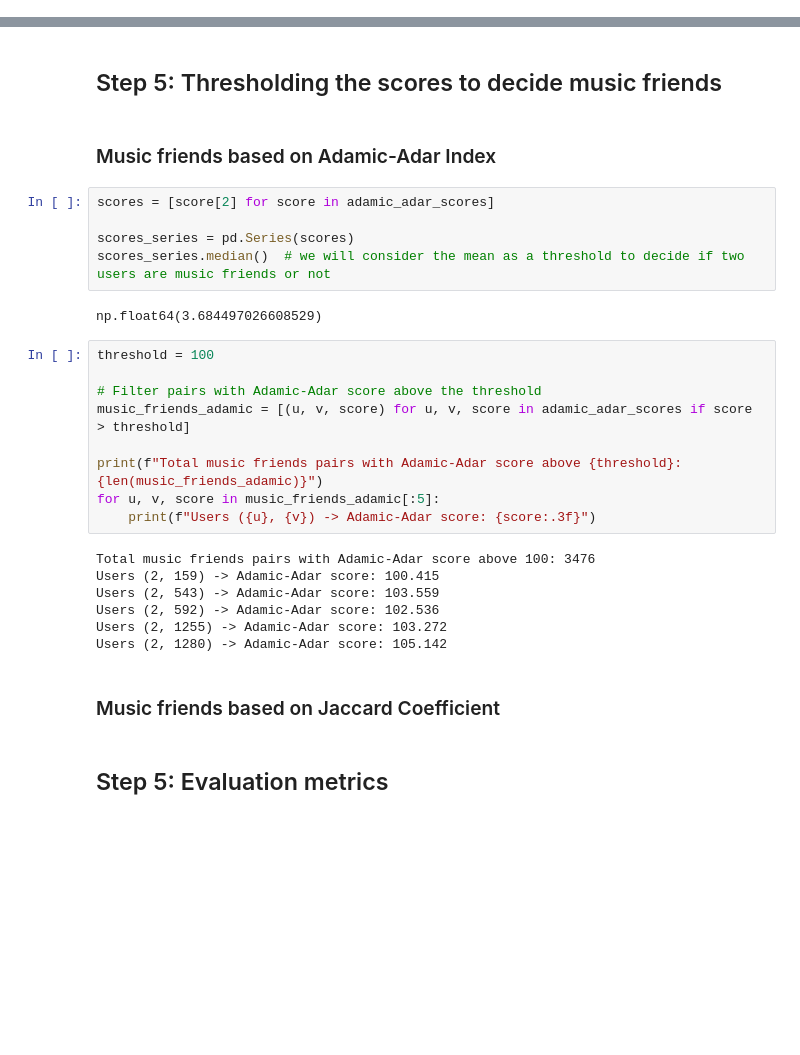
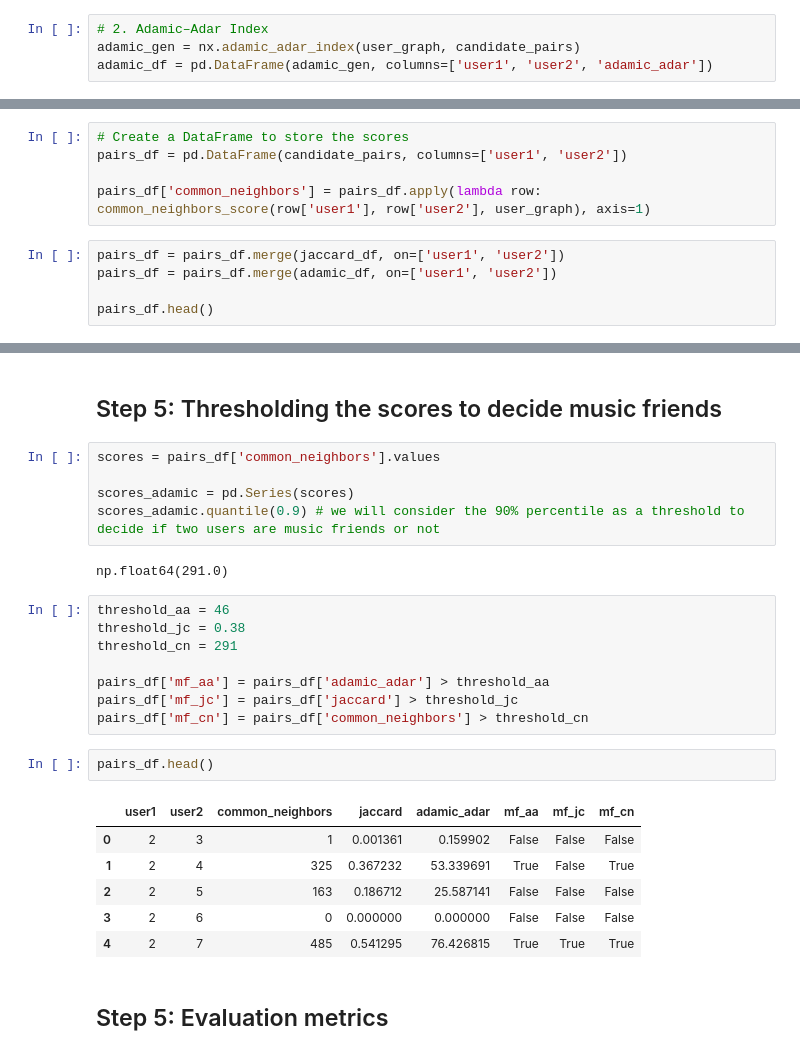
Before and after one commit to FatimaBakkas/melodic-links, a Jupyter notebook: test.ipynb, the cells around one changed output, grey strips where cells are left out. Saved outputs shown, nothing was run; the diff lists cells and outputs as text; blank space fills up the shorter version.

```diff
--- a/test.ipynb
+++ b/test.ipynb
@@ -158,3 +114,7 @@ plt.show()
+# %%
+# 2. Adamic–Adar Index
+adamic_gen = nx.adamic_adar_index(user_graph, candidate_pairs)
+adamic_df = pd.DataFrame(adamic_gen, columns=['user1', 'user2', 'adamic_adar'])
 # %% [markdown]
 ### Common Neighbors
 # %%
@@ -173,0 +125,10 @@ Common Neighbors between user 4 and user 2: 325
+# %%
+# Create a DataFrame to store the scores
+pairs_df = pd.DataFrame(candidate_pairs, columns=['user1', 'user2'])
+
+pairs_df['common_neighbors'] = pairs_df.apply(lambda row: common_neighbors_score(row['user1'], row['user2'], user_graph), axis=1)
+# %%
+pairs_df = pairs_df.merge(jaccard_df, on=['user1', 'user2'])
+pairs_df = pairs_df.merge(adamic_df, on=['user1', 'user2'])
+
+pairs_df.head()
@@ -174,32 +142,29 @@ Common Neighbors between user 4 and user 2: 325
 # %% [markdown]
 ## Step 5: Thresholding the scores to decide music friends
-# %% [markdown]
-### Music friends based on Adamic-Adar Index
 # %%
-scores = [score[2] for score in adamic_adar_scores]
+scores = pairs_df['common_neighbors'].values
 
-scores_series = pd.Series(scores)
-scores_series.median()  # we will consider the mean as a threshold to decide if two users are music friends or not
+scores_adamic = pd.Series(scores)
+scores_adamic.quantile(0.9) # we will consider the 90% percentile as a threshold to decide if two users are music friends or not
 # %% [output]
-np.float64(3.684497026608529)
+np.float64(291.0)
-# %%
-threshold = 100
-
-# Filter pairs with Adamic-Adar score above the threshold
-music_friends_adamic = [(u, v, score) for u, v, score in adamic_adar_scores if score > threshold]
-
-print(f"Total music friends pairs with Adamic-Adar score above {threshold}: {len(music_friends_adamic)}")
-for u, v, score in music_friends_adamic[:5]:
-    print(f"Users ({u}, {v}) -> Adamic-Adar score: {score:.3f}")
-# %% [output]
-Total music friends pairs with Adamic-Adar score above 100: 3476
-Users (2, 159) -> Adamic-Adar score: 100.415
-Users (2, 543) -> Adamic-Adar score: 103.559
-Users (2, 592) -> Adamic-Adar score: 102.536
-Users (2, 1255) -> Adamic-Adar score: 103.272
-Users (2, 1280) -> Adamic-Adar score: 105.142
-# %% [markdown]
-### Music friends based on Jaccard Coefficient
+# %%
+threshold_aa = 46
+threshold_jc = 0.38
+threshold_cn = 291
+
+pairs_df['mf_aa'] = pairs_df['adamic_adar'] > threshold_aa
+pairs_df['mf_jc'] = pairs_df['jaccard'] > threshold_jc
+pairs_df['mf_cn'] = pairs_df['common_neighbors'] > threshold_cn
+# %%
+pairs_df.head()
+# %% [output]
+|  | user1 | user2 | common_neighbors | jaccard | adamic_adar | mf_aa | mf_jc | mf_cn |
+| 0 | 2 | 3 | 1 | 0.001361 | 0.159902 | False | False | False |
+| 1 | 2 | 4 | 325 | 0.367232 | 53.339691 | True | False | True |
+| 2 | 2 | 5 | 163 | 0.186712 | 25.587141 | False | False | False |
+| 3 | 2 | 6 | 0 | 0.000000 | 0.000000 | False | False | False |
+| 4 | 2 | 7 | 485 | 0.541295 | 76.426815 | True | True | True |
 # %% [markdown]
 ## Step 5: Evaluation metrics
 # %%
```
Also changed, not shown: parts of 7 cells of this notebook.
